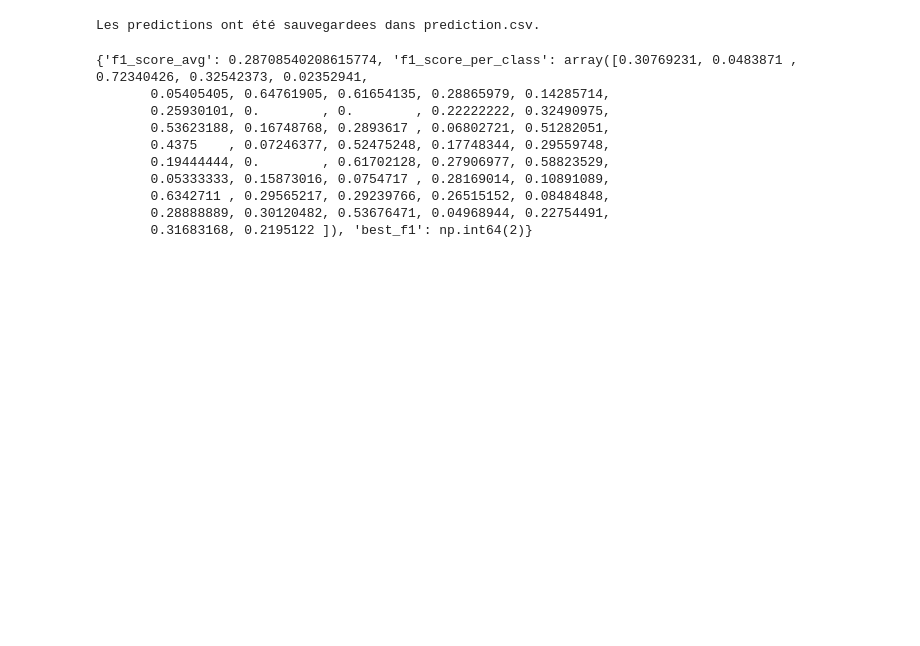
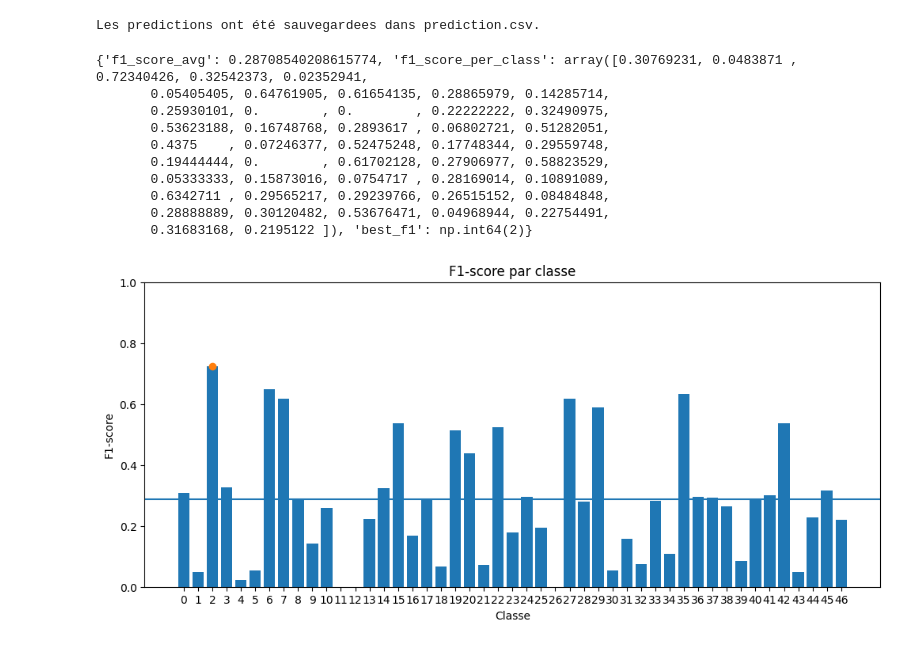
Before and after one commit to HR-Supaero/MielPops, a Jupyter notebook: skibi_mielpops_train.ipynb, the cells around one changed output. Cells and saved outputs as stored; diff of their text form; code cells hidden in the pictures; blank space fills up the shorter version.

Commit message:
plot des scors

```diff
--- a/skibi_mielpops_train.ipynb
+++ b/skibi_mielpops_train.ipynb
@@ -247,3 +247,38 @@ print(report)
        0.6342711 , 0.29565217, 0.29239766, 0.26515152, 0.08484848,
        0.28888889, 0.30120482, 0.53676471, 0.04968944, 0.22754491,
        0.31683168, 0.2195122 ]), 'best_f1': np.int64(2)}
+# %%
+import numpy as np
+import matplotlib.pyplot as plt
+
+def plot_f1_report(report_dict):
+    """
+    Plot le F1-score par classe + la moyenne.
+    """
+
+    f1_scores = report_dict["f1_score_per_class"]
+    f1_avg = report_dict["f1_score_avg"]
+    best_class = int(report_dict["best_f1"])
+
+    plt.figure(figsize=(12, 5))
+
+    # Barres
+    plt.bar(range(len(f1_scores)), f1_scores)
+
+    # Ligne moyenne
+    plt.axhline(y=f1_avg)
+
+    # Highlight meilleure classe
+    plt.scatter(best_class, f1_scores[best_class])
+
+    plt.title("F1-score par classe")
+    plt.xlabel("Classe")
+    plt.ylabel("F1-score")
+    plt.xticks(range(len(f1_scores)))
+    plt.ylim(0, 1)
+
+    plt.show()
+# %%
+plot_f1_report(report)
+# %% [output]
+[figure, added]
```
